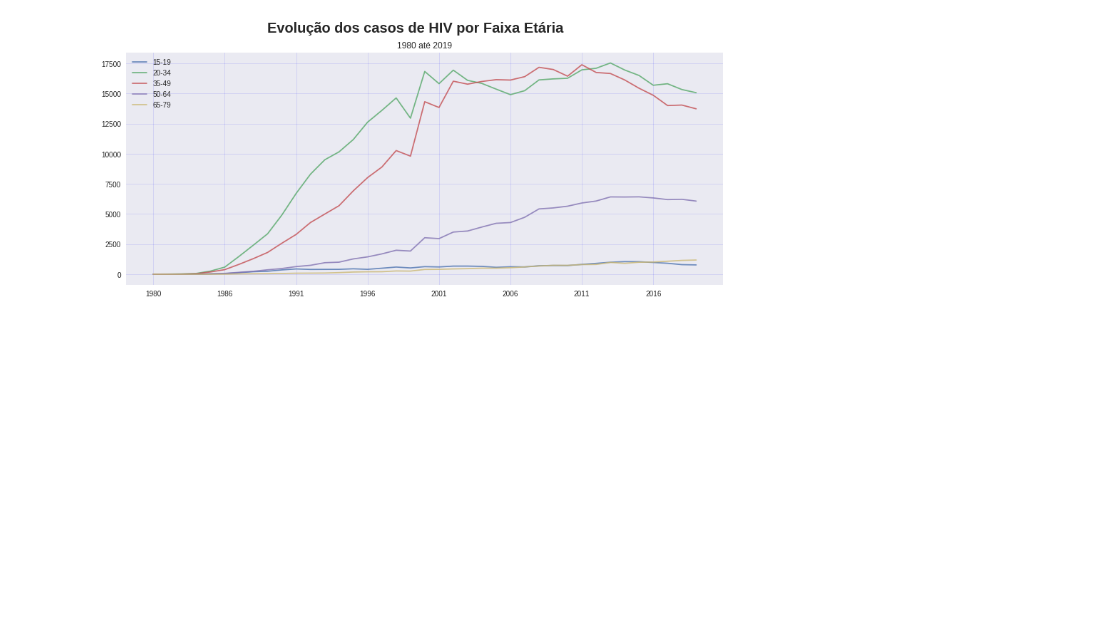
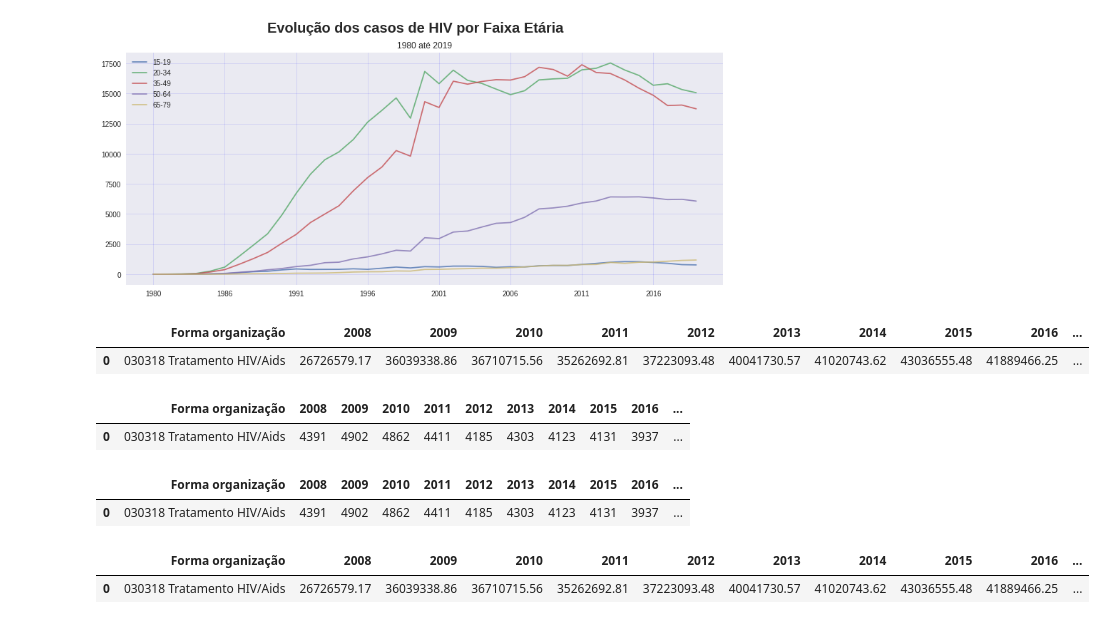
Before and after one commit to JuniorTorresMTJ/Projeto_DeuPositivo, a Jupyter notebook: Teste_hiv.ipynb, the cells around one changed output. Cells and saved outputs as stored; diff of their text form; code cells hidden in the pictures; blank space fills up the shorter version.

```diff
--- a/Teste_hiv.ipynb
+++ b/Teste_hiv.ipynb
@@ -329,3 +348,20 @@ ax.legend()
 plt.show()
 # %% [output]
 [figure]
+# %%
+pd.options.display.float_format ="{:.2f}".format
+# %%
+
+df_gastos =  pd.read_csv("https://github.com/JuniorTorresMTJ/Projeto_DeuPositivo/blob/main/data/GastosHiv.csv?raw=true",
+                         encoding="ISO-8859-1", skiprows=4, skipfooter = 12, sep=";", thousands=".", decimal =",")
+df_gastos
+# %% [output]
+|  | Forma organização | 2008 | 2009 | 2010 | 2011 | 2012 | 2013 | 2014 | 2015 | 2016 | ... |
+| 0 | 030318 Tratamento HIV/Aids | 26726579.17 | 36039338.86 | 36710715.56 | 35262692.81 | 37223093.48 | 40041730.57 | 41020743.62 | 43036555.48 | 41889466.25 | ... |
+# %%
+df_obitos =  pd.read_csv("https://github.com/JuniorTorresMTJ/Projeto_DeuPositivo/blob/main/data/ObitosHiv.csv?raw=true",
+                         encoding="ISO-8859-1", skiprows=4, skipfooter = 12, sep=";", thousands=".", decimal =",")
+df_obitos
+# %% [output]
+|  | Forma organização | 2008 | 2009 | 2010 | 2011 | 2012 | 2013 | 2014 | 2015 | 2016 | ... |
+| 0 | 030318 Tratamento HIV/Aids | 4391 | 4902 | 4862 | 4411 | 4185 | 4303 | 4123 | 4131 | 3937 | ... |
@@ -331,0 +371,13 @@ plt.show()
+# %%
+df_obitos
+
+#SETAR INDEX
+# %% [output]
+|  | Forma organização | 2008 | 2009 | 2010 | 2011 | 2012 | 2013 | 2014 | 2015 | 2016 | ... |
+| 0 | 030318 Tratamento HIV/Aids | 4391 | 4902 | 4862 | 4411 | 4185 | 4303 | 4123 | 4131 | 3937 | ... |
+# %%
+df_gastos
+#SETAR INDEX
+# %% [output]
+|  | Forma organização | 2008 | 2009 | 2010 | 2011 | 2012 | 2013 | 2014 | 2015 | 2016 | ... |
+| 0 | 030318 Tratamento HIV/Aids | 26726579.17 | 36039338.86 | 36710715.56 | 35262692.81 | 37223093.48 | 40041730.57 | 41020743.62 | 43036555.48 | 41889466.25 | ... |
```
Also changed, not shown: parts of 6 cells of this notebook.
